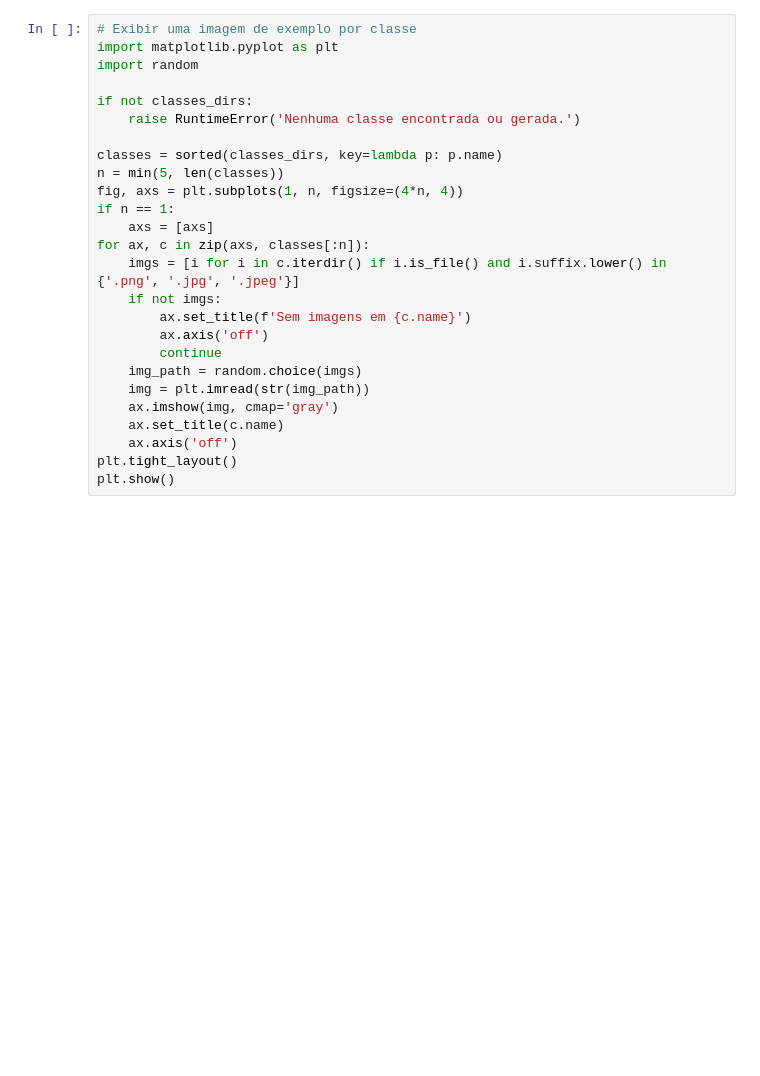
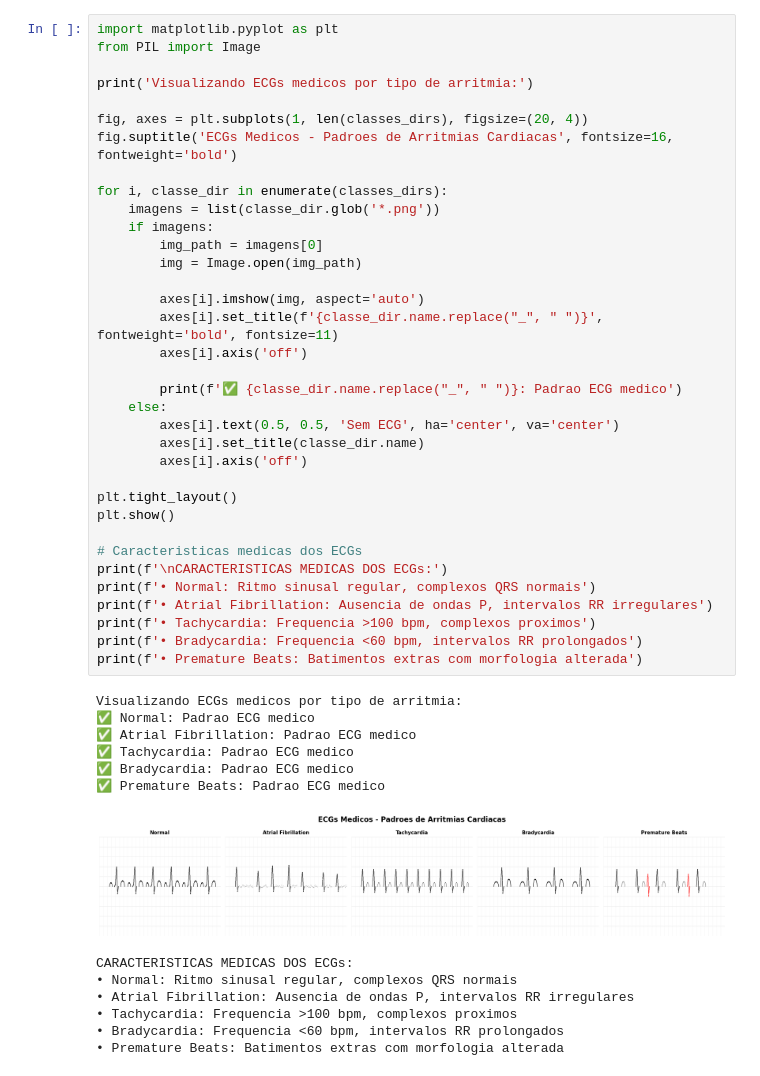
Before and after one commit to Jr-RS/Cap1-Ano2-CardioIA, a Jupyter notebook: notebooks/3_dados_visuais.ipynb, the cells around one changed output. Drawn from its saved outputs; the diff is of its cells as text; blank space fills up the shorter version.

```diff
--- a/notebooks/3_dados_visuais.ipynb
+++ b/notebooks/3_dados_visuais.ipynb
@@ -91,26 +133,49 @@ CalledProcessError: Command '['c:\\ProgramData\\anaconda3\\python.exe', '-m', 'k
 # %%
-# Exibir uma imagem de exemplo por classe
 import matplotlib.pyplot as plt
-import random
+from PIL import Image
 
-if not classes_dirs:
-    raise RuntimeError('Nenhuma classe encontrada ou gerada.')
+print('Visualizando ECGs medicos por tipo de arritmia:')
 
-classes = sorted(classes_dirs, key=lambda p: p.name)
-n = min(5, len(classes))
-fig, axs = plt.subplots(1, n, figsize=(4*n, 4))
-if n == 1:
-    axs = [axs]
-for ax, c in zip(axs, classes[:n]):
-    imgs = [i for i in c.iterdir() if i.is_file() and i.suffix.lower() in {'.png', '.jpg', '.jpeg'}]
-    if not imgs:
-        ax.set_title(f'Sem imagens em {c.name}')
-        ax.axis('off')
-        continue
-    img_path = random.choice(imgs)
-    img = plt.imread(str(img_path))
-    ax.imshow(img, cmap='gray')
-    ax.set_title(c.name)
-    ax.axis('off')
+fig, axes = plt.subplots(1, len(classes_dirs), figsize=(20, 4))
+fig.suptitle('ECGs Medicos - Padroes de Arritmias Cardiacas', fontsize=16, fontweight='bold')
+
+for i, classe_dir in enumerate(classes_dirs):
+    imagens = list(classe_dir.glob('*.png'))
+    if imagens:
+        img_path = imagens[0]
+        img = Image.open(img_path)
+
+        axes[i].imshow(img, aspect='auto')
+        axes[i].set_title(f'{classe_dir.name.replace("_", " ")}', fontweight='bold', fontsize=11)
+        axes[i].axis('off')
+
+        print(f'✅ {classe_dir.name.replace("_", " ")}: Padrao ECG medico')
+    else:
+        axes[i].text(0.5, 0.5, 'Sem ECG', ha='center', va='center')
+        axes[i].set_title(classe_dir.name)
+        axes[i].axis('off')
+
 plt.tight_layout()
 plt.show()
+
+# Caracteristicas medicas dos ECGs
+print(f'\nCARACTERISTICAS MEDICAS DOS ECGs:')
+print(f'• Normal: Ritmo sinusal regular, complexos QRS normais')
+print(f'• Atrial Fibrillation: Ausencia de ondas P, intervalos RR irregulares')
+print(f'• Tachycardia: Frequencia >100 bpm, complexos proximos')
+print(f'• Bradycardia: Frequencia <60 bpm, intervalos RR prolongados')
+print(f'• Premature Beats: Batimentos extras com morfologia alterada')
+# %% [output]
+Visualizando ECGs medicos por tipo de arritmia:
+✅ Normal: Padrao ECG medico
+✅ Atrial Fibrillation: Padrao ECG medico
+✅ Tachycardia: Padrao ECG medico
+✅ Bradycardia: Padrao ECG medico
+✅ Premature Beats: Padrao ECG medico
+[figure, added]
+CARACTERISTICAS MEDICAS DOS ECGs:
+• Normal: Ritmo sinusal regular, complexos QRS normais
+• Atrial Fibrillation: Ausencia de ondas P, intervalos RR irregulares
+• Tachycardia: Frequencia >100 bpm, complexos proximos
+• Bradycardia: Frequencia <60 bpm, intervalos RR prolongados
+• Premature Beats: Batimentos extras com morfologia alterada
```
Also changed, not shown: parts of 4 cells of this notebook, 6 other files.
